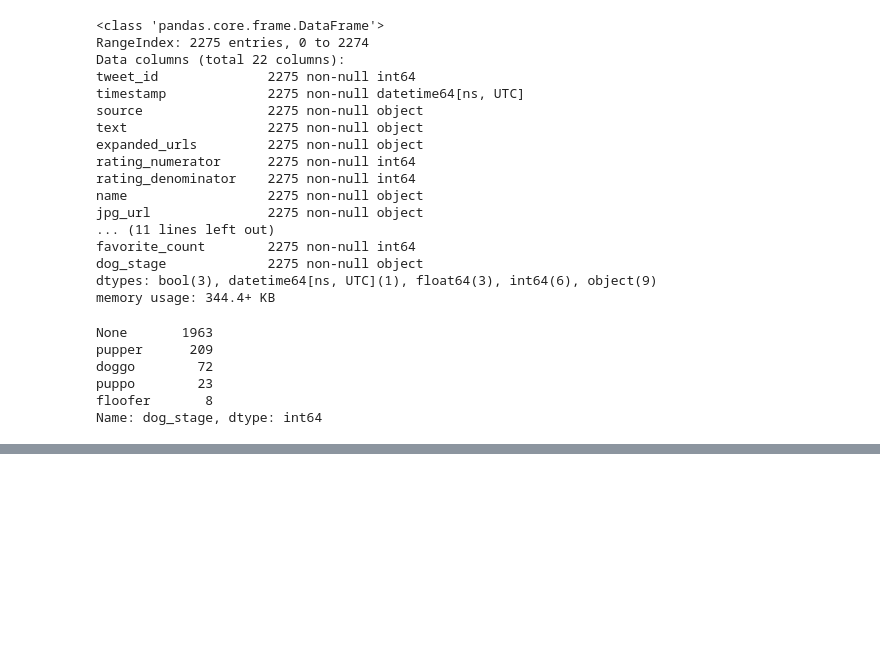
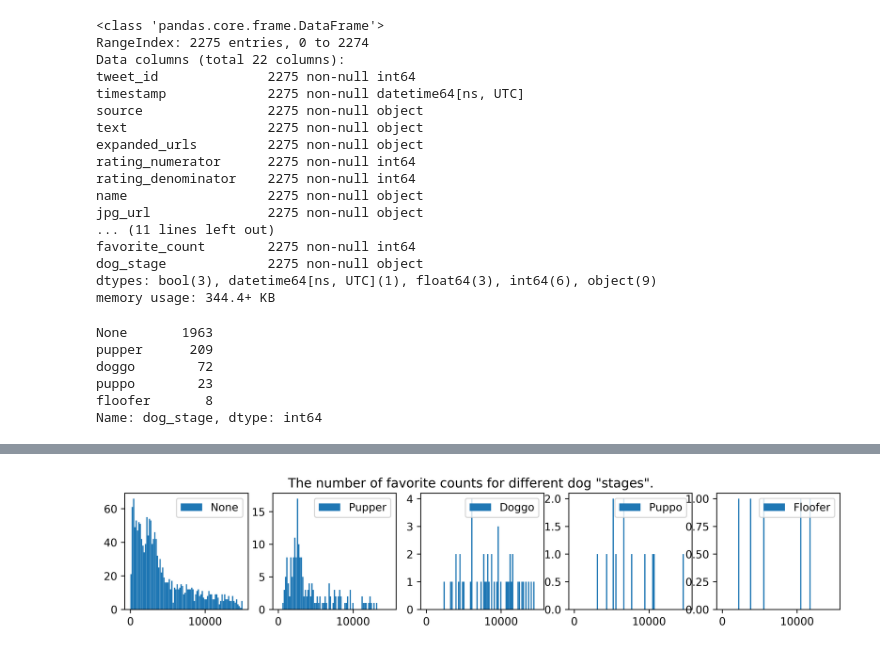
Before and after one commit to viktor-begun/Data_Analyst_Data-Wrangling, a Jupyter notebook: wrangle_act.ipynb, the cells around one changed output, grey strips where cells are left out. Drawn from its saved outputs; the diff is of its cells as text; code cells hidden in the pictures; blank space fills up the shorter version.

```diff
--- a/wrangle_act.ipynb
+++ b/wrangle_act.ipynb
@@ -1017,0 +1257,28 @@ Name: dog_stage, dtype: int64
+# %%
+# Get the favorite count for different dog 'stages'
+none_fc    = we_rate_dogs_clean.loc[we_rate_dogs_clean.dog_stage == 'None'].favorite_count
+pupper_fc  = we_rate_dogs_clean.loc[we_rate_dogs_clean.dog_stage == 'pupper'].favorite_count
+doggo_fc   = we_rate_dogs_clean.loc[we_rate_dogs_clean.dog_stage == 'doggo'].favorite_count
+puppo_fc   = we_rate_dogs_clean.loc[we_rate_dogs_clean.dog_stage == 'puppo'].favorite_count
+floofer_fc = we_rate_dogs_clean.loc[we_rate_dogs_clean.dog_stage == 'floofer'].favorite_count
+# %%
+# Plot the favorite count for different dog 'stages'
+f, (ax1, ax2, ax3, ax4, ax5) = plt.subplots(1 , 5, sharey=False , figsize=(12, 2), dpi=600)
+#ax1.set_title('The number of retweet counts for different dog "stages".')
+f.suptitle('The number of favorite counts for different dog "stages".')
+
+ax1.hist(none_fc,    bins = 85, rwidth = 0.95, range = (0,15000), label = 'None')
+ax2.hist(pupper_fc,  bins = 85, rwidth = 0.95, range = (0,15000), label = 'Pupper')
+ax3.hist(doggo_fc,   bins = 85, rwidth = 0.95, range = (0,15000), label = 'Doggo')
+ax4.hist(puppo_fc,   bins = 85, rwidth = 0.95, range = (0,15000), label = 'Puppo')
+ax5.hist(floofer_fc, bins = 85, rwidth = 0.95, range = (0,15000), label = 'Floofer')
+
+ax1.legend()
+ax2.legend()
+ax3.legend()
+ax4.legend()
+ax5.legend()
+
+plt.show()
+# %% [output]
+[figure, added]
```
Also changed, not shown: parts of 50 cells of this notebook.
